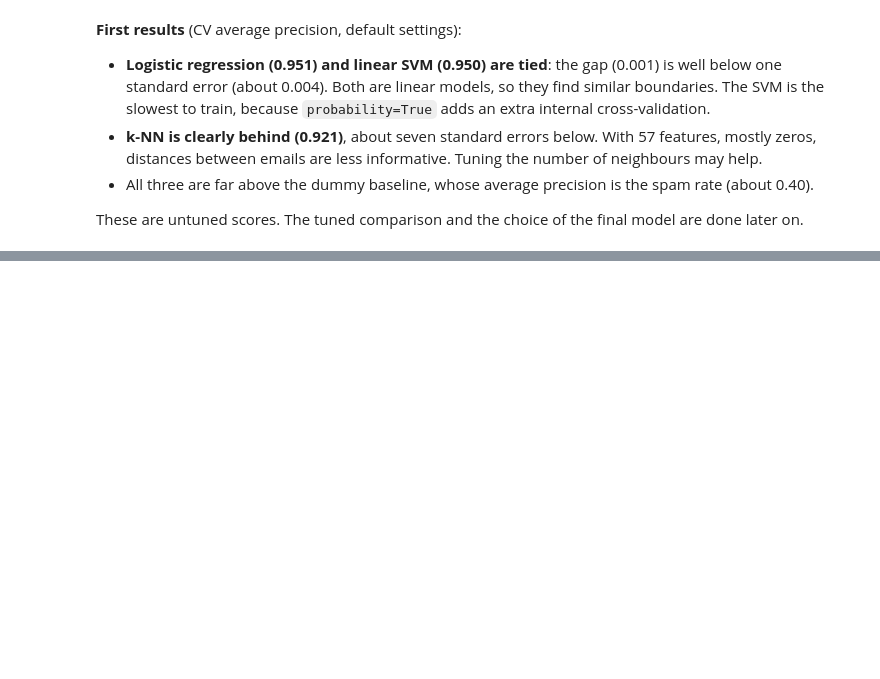
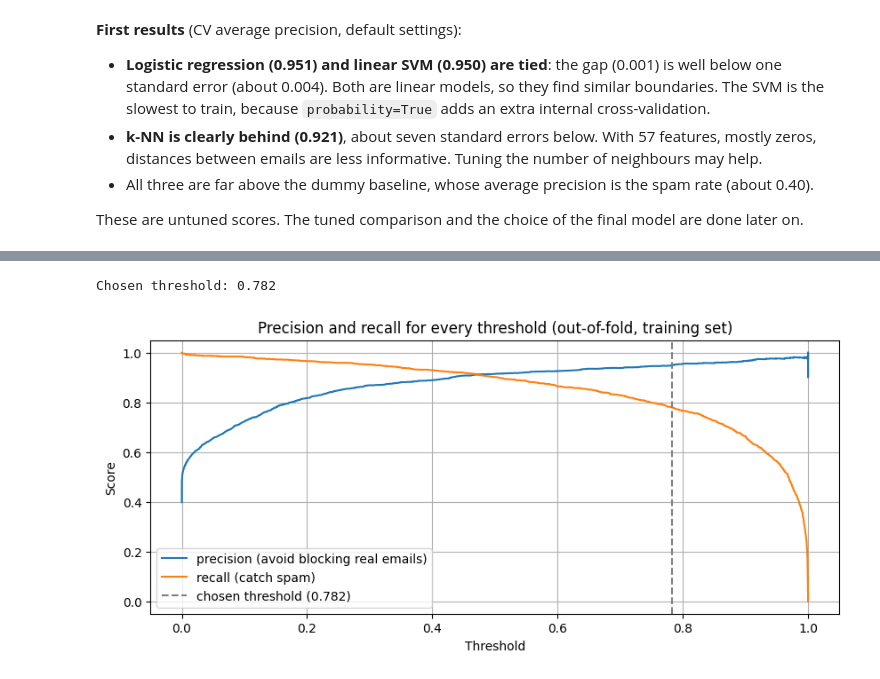
Before and after one commit to alajemba-vik/spamjam, a Jupyter notebook: notebooks/analysis.ipynb, the cells around one changed output, grey strips where cells are left out. Saved outputs shown, nothing was run; the diff lists cells and outputs as text; code cells hidden in the pictures; blank space fills up the shorter version.

```diff
--- a/notebooks/analysis.ipynb
+++ b/notebooks/analysis.ipynb
@@ -502,0 +329,34 @@ The bar chart above shows the 15 most influential features for our Logistic Regr
+# %%
+final_trainer = trainers[config["model"]["name"]]   # the tuned final model
+target_precision = config["model"]["target_precision"]
+
+oof_spam_probability = cross_val_predict(
+    final_trainer.model, X_train, y_train, cv=cv, method="predict_proba"
+)[:, SPAM]
+precisions, recalls, thresholds = precision_recall_curve(y_train, oof_spam_probability)
+
+# Lowest threshold whose out-of-fold precision reaches the target.
+reaches_target = np.where(precisions[:-1] >= target_precision)[0]
+chosen_threshold = thresholds[reaches_target[0]] if len(reaches_target) else 1.0
+print(f"Chosen threshold: {chosen_threshold:.3f}")
+
+# The CLI uses the threshold saved in config.yaml, so it must be this one.
+assert round(chosen_threshold, 3) == config["model"]["threshold"], (
+    "update model.threshold in config.yaml"
+)
+# %% [output]
+Chosen threshold: 0.782
+# %%
+plt.figure(figsize=(10, 4))
+plt.plot(thresholds, precisions[:-1], label="precision (avoid blocking real emails)")
+plt.plot(thresholds, recalls[:-1], label="recall (catch spam)")
+plt.axvline(chosen_threshold, color="grey", linestyle="--",
+            label=f"chosen threshold ({chosen_threshold:.3f})")
+plt.xlabel("Threshold")
+plt.ylabel("Score")
+plt.title("Precision and recall for every threshold (out-of-fold, training set)")
+plt.legend()
+plt.grid(True)
+plt.show()
+# %% [output]
+[figure, added]
```
Also changed, not shown: parts of 70 cells of this notebook, 3 other files.
